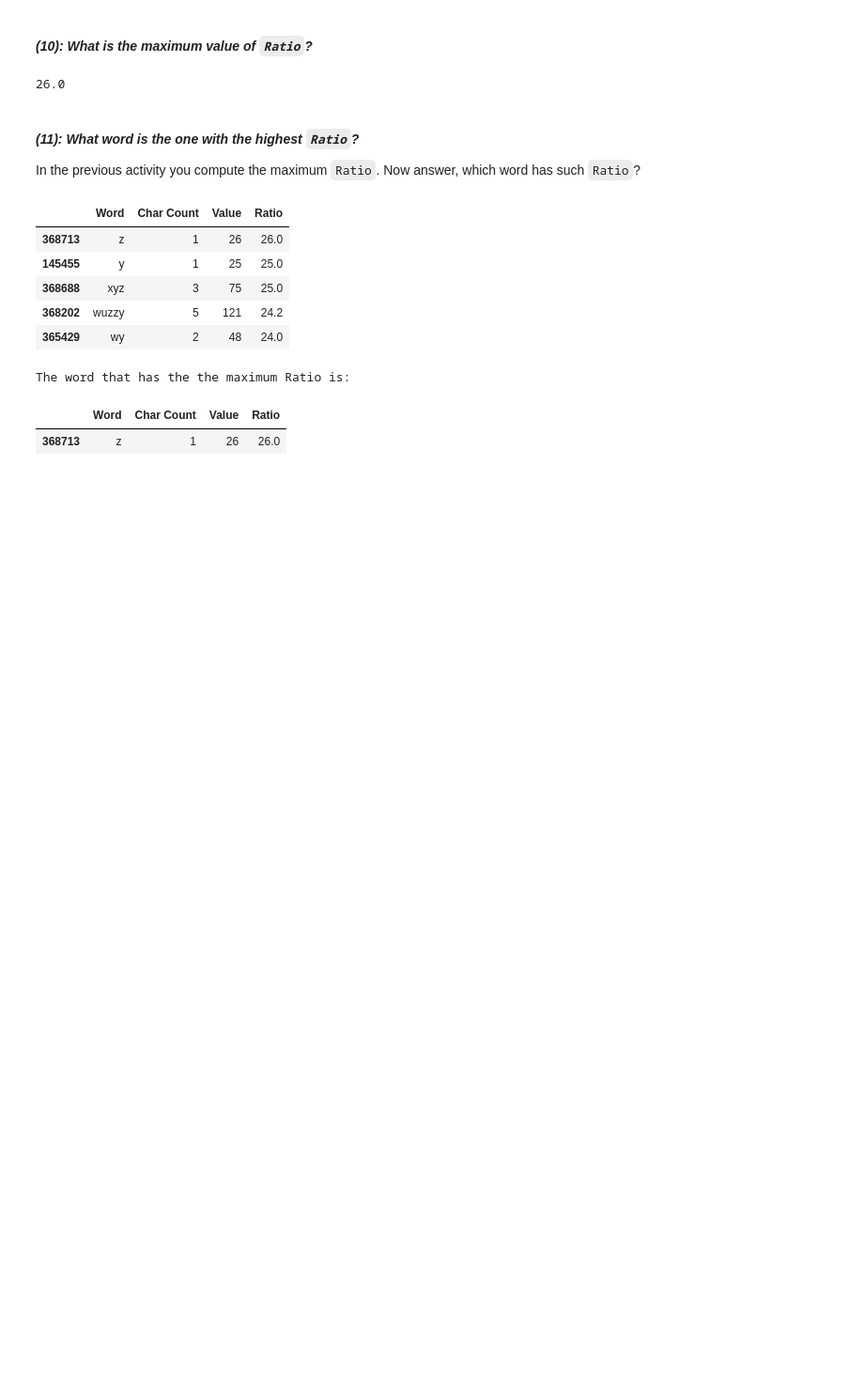
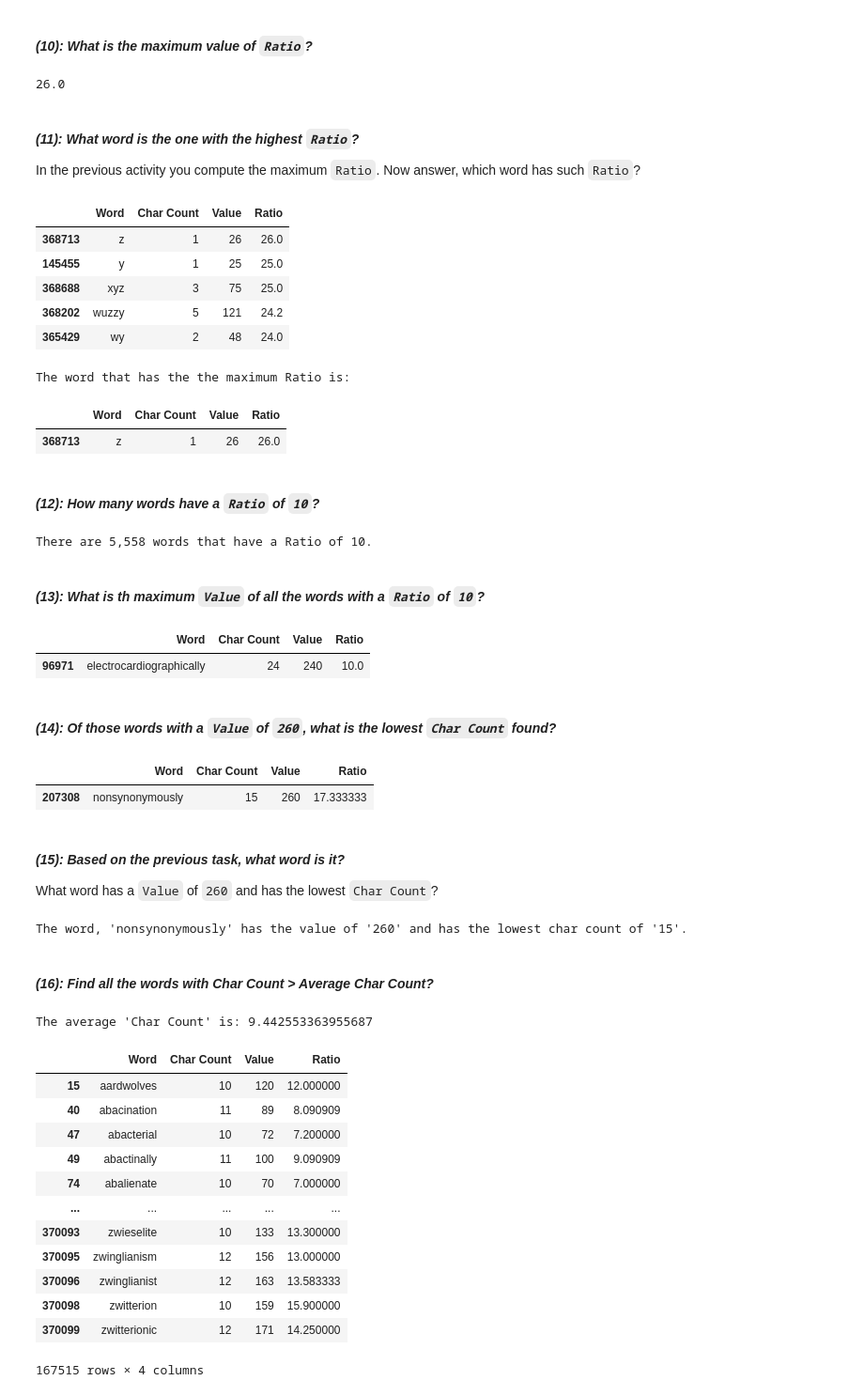
Before and after one commit to ChrisDunamis/Portfolios, a Jupyter notebook: Python/Projects/freeCodeCamp - Pandas & Python for Data Analysis/English Words.ipynb, the cells around one changed output. Shown at 94% size. Cells and saved outputs as stored; diff of their text form; code cells hidden in the pictures; blank space fills up the shorter version.

```diff
--- a/Python/Projects/freeCodeCamp - Pandas & Python for Data Analysis/Main.ipynb
+++ b/Python/Projects/freeCodeCamp - Pandas & Python for Data Analysis/English Words.ipynb
@@ -569,3 +572,76 @@ df.loc[df["Ratio"] == df["Ratio"].max()]
 The word that has the the maximum Ratio is:
 |  | Word | Char Count | Value | Ratio |
 | 368713 | z | 1 | 26 | 26.0 |
+# %% [markdown]
+<br>
+
+___(12): How many words have a `Ratio` of `10`?___
+# %%
+sum_of_words_with_ratio_10 = df.loc[df["Ratio"] == 10].value_counts().sum()
+
+print("There are {results:,} words that have a Ratio of 10.".format(results=sum_of_words_with_ratio_10))
+# %% [output]
+There are 5,558 words that have a Ratio of 10.
+# %% [markdown]
+<br>
+
+___(13): What is th maximum `Value` of all the words with a `Ratio` of `10`?___
+# %%
+df.loc[df["Ratio"] == 10].sort_values(by="Value", ascending=False).head(1)
+# %% [output]
+|  | Word | Char Count | Value | Ratio |
+| 96971 | electrocardiographically | 24 | 240 | 10.0 |
+# %% [markdown]
+<br>
+
+___(14): Of those words with a `Value` of `260`, what is the lowest `Char Count` found?___
+# %%
+df.query("Value == 260").sort_values(by="Char Count").head(1)
+# %% [output]
+|  | Word | Char Count | Value | Ratio |
+| 207308 | nonsynonymously | 15 | 260 | 17.333333 |
+# %% [markdown]
+<br>
+
+___(15): Based on the previous task, what word is it?___
+
+What word has a `Value` of `260` and has the lowest `Char Count`?
+# %%
+word_result = df.loc[df["Value"] == 260].sort_values(by="Char Count").head(1).sum()
+
+print("The word, '{word}' has the value of '{value}' and has the lowest char count of '{char_count}'.".format(
+    word=word_result[0], value=word_result[2], char_count=word_result[1]
+))
+# %% [output]
+The word, 'nonsynonymously' has the value of '260' and has the lowest char count of '15'.
+# %% [markdown]
+<br>
+
+___(16): Find all the words with Char Count > Average Char Count?___
+# %%
+average_char_count = df["Char Count"].mean()
+
+print("The average 'Char Count' is:", average_char_count)
+# %% [output]
+The average 'Char Count' is: 9.442553363955687
+# %%
+# When using the "Function: query()", you can refer to column names that are not valid Python variable names by
+# surrounding them in backticks|` `. Thus, column names containing spaces or punctuations (besides underscores) or
+# starting with digits must be surrounded by backticks.
+#
+# You can refer to Variables in the environment by prefixing them with the "Symbol: @" for instance:
+df.query("`Char Count` > @average_char_count")
+# %% [output]
+|  | Word | Char Count | Value | Ratio |
+| 15 | aardwolves | 10 | 120 | 12.000000 |
+| 40 | abacination | 11 | 89 | 8.090909 |
+| 47 | abacterial | 10 | 72 | 7.200000 |
+| 49 | abactinally | 11 | 100 | 9.090909 |
+| 74 | abalienate | 10 | 70 | 7.000000 |
+| ... | ... | ... | ... | ... |
+| 370093 | zwieselite | 10 | 133 | 13.300000 |
+| 370095 | zwinglianism | 12 | 156 | 13.000000 |
+| 370096 | zwinglianist | 12 | 163 | 13.583333 |
+| 370098 | zwitterion | 10 | 159 | 15.900000 |
+| 370099 | zwitterionic | 12 | 171 | 14.250000 |
+167515 rows × 4 columns
```
Also changed, not shown: parts of 2 cells of this notebook.
